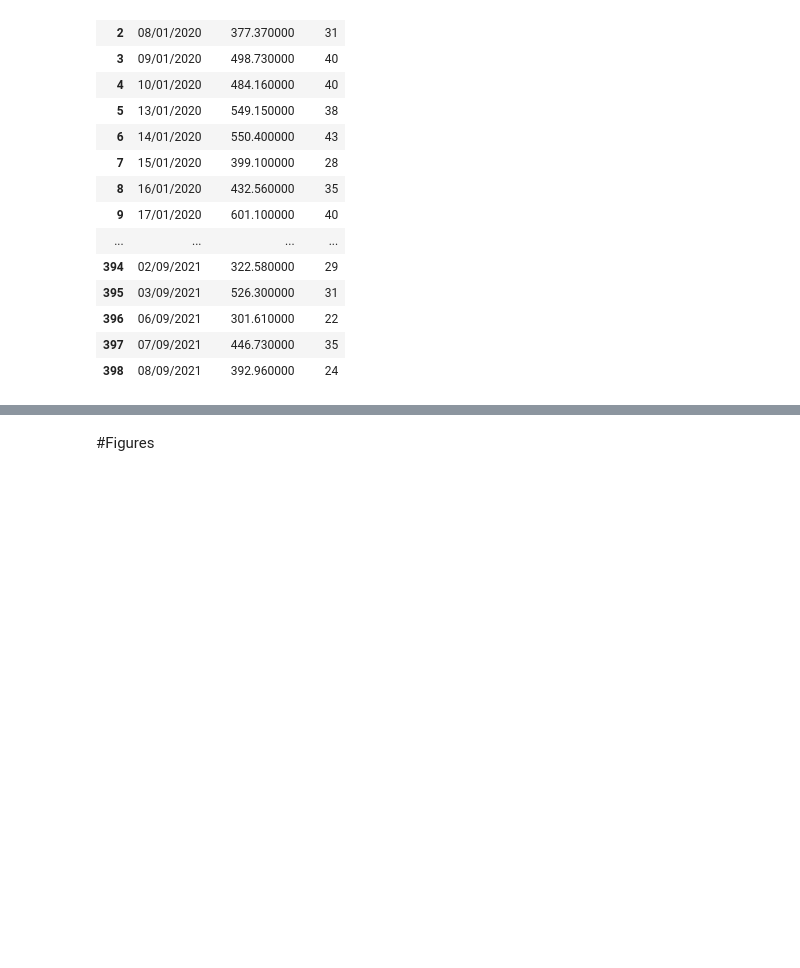
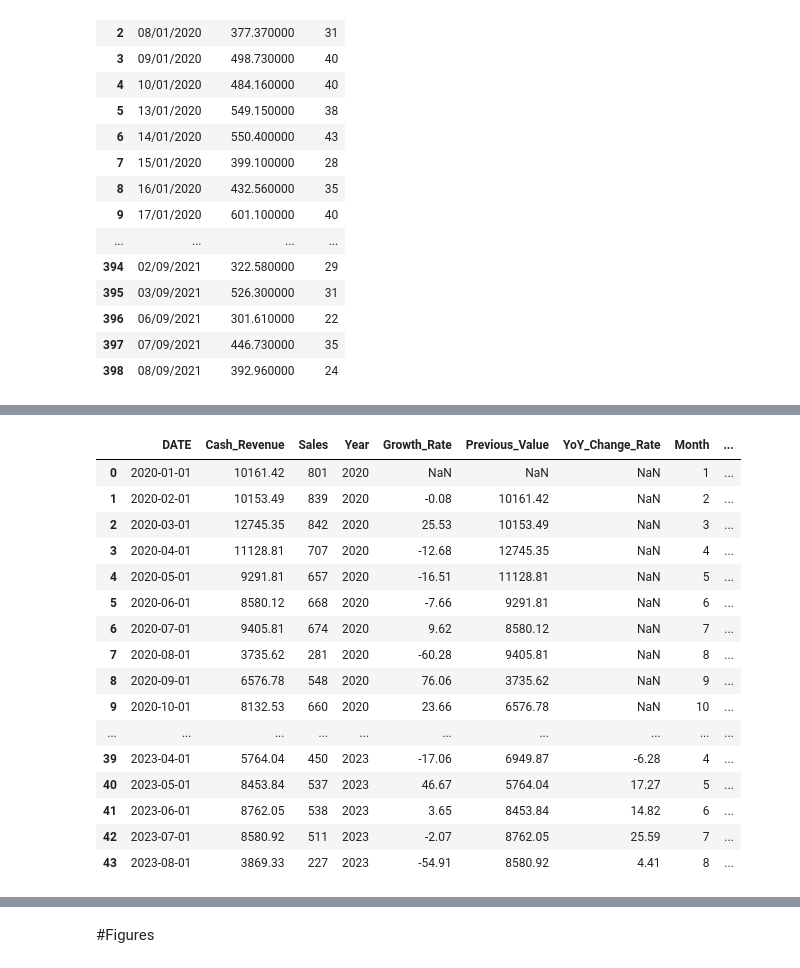
Before and after one commit to tasosnikitakis/Data_Science_Notebooks, a Jupyter notebook: pharmacy_data_analysis.ipynb, the cells around one changed output, grey strips where cells are left out. Saved outputs shown, nothing was run; the diff lists cells and outputs as text; code cells hidden in the pictures; blank space fills up the shorter version.

```diff
--- a/pharmacy_data_analysis.ipynb
+++ b/pharmacy_data_analysis.ipynb
@@ -175,0 +518,63 @@ yearly_sum['Sales'] = yearly_sum['Sales']/12
+# %%
+def calculate_year_over_year_change_rate(df, column_name):
+    # Assuming 'DATE' is a string, let's convert it to datetime for better handling
+    df['DATE'] = pd.to_datetime(df['DATE'], format='%d/%m/%Y')
+
+    # Extract the year and month from the 'DATE' column
+    df['Year'] = df['DATE'].dt.year
+    df['Month'] = df['DATE'].dt.month
+
+    # Initialize lists to store the calculated YoY change rates and previous year values
+    yoy_change_rates = []
+    previous_year_values = []
+
+    # Iterate through the DataFrame rows
+    for index, row in df.iterrows():
+        current_year = row['Year']
+        current_month = row['Month']
+        current_value = row[column_name]
+
+        # Check if there's a previous year in the DataFrame
+        if current_year - 1 in df['Year'].values:
+            # Get the previous year's value for the same month
+            previous_year_value = df[(df['Year'] == current_year - 1) & (df['Month'] == current_month)][column_name].values[0]
+
+            # Calculate the YoY change rate
+            yoy_change_rate = ((current_value - previous_year_value) / previous_year_value) * 100
+
+            # Round the YoY change rate to two decimal places
+            yoy_change_rate = round(yoy_change_rate, 2)
+        else:
+            # No previous year data, set the YoY change rate to NaN
+            yoy_change_rate = None
+            previous_year_value = None
+
+        # Append the calculated YoY change rate and previous year value to the respective lists
+        yoy_change_rates.append(yoy_change_rate)
+        previous_year_values.append(previous_year_value)
+
+    # Create new columns 'YoY_Change_Rate' and 'Previous_Year_Value' in the DataFrame
+    df['YoY_Change_Rate'] = yoy_change_rates
+    df['Previous_Year_Value'] = previous_year_values
+
+    return df
+# %%
+calculate_year_over_year_change_rate(monthly_df, 'Cash_Revenue')
+# %% [output]
+|  | DATE | Cash_Revenue | Sales | Year | Growth_Rate | Previous_Value | YoY_Change_Rate | Month | ... |
+| 0 | 2020-01-01 | 10161.42 | 801 | 2020 | NaN | NaN | NaN | 1 | ... |
+| 1 | 2020-02-01 | 10153.49 | 839 | 2020 | -0.08 | 10161.42 | NaN | 2 | ... |
+| 2 | 2020-03-01 | 12745.35 | 842 | 2020 | 25.53 | 10153.49 | NaN | 3 | ... |
+| 3 | 2020-04-01 | 11128.81 | 707 | 2020 | -12.68 | 12745.35 | NaN | 4 | ... |
+| 4 | 2020-05-01 | 9291.81 | 657 | 2020 | -16.51 | 11128.81 | NaN | 5 | ... |
+| 5 | 2020-06-01 | 8580.12 | 668 | 2020 | -7.66 | 9291.81 | NaN | 6 | ... |
+| 6 | 2020-07-01 | 9405.81 | 674 | 2020 | 9.62 | 8580.12 | NaN | 7 | ... |
+| 7 | 2020-08-01 | 3735.62 | 281 | 2020 | -60.28 | 9405.81 | NaN | 8 | ... |
+| 8 | 2020-09-01 | 6576.78 | 548 | 2020 | 76.06 | 3735.62 | NaN | 9 | ... |
+| 9 | 2020-10-01 | 8132.53 | 660 | 2020 | 23.66 | 6576.78 | NaN | 10 | ... |
+| ... | ... | ... | ... | ... | ... | ... | ... | ... | ... |
+| 39 | 2023-04-01 | 5764.04 | 450 | 2023 | -17.06 | 6949.87 | -6.28 | 4 | ... |
+| 40 | 2023-05-01 | 8453.84 | 537 | 2023 | 46.67 | 5764.04 | 17.27 | 5 | ... |
+| 41 | 2023-06-01 | 8762.05 | 538 | 2023 | 3.65 | 8453.84 | 14.82 | 6 | ... |
+| 42 | 2023-07-01 | 8580.92 | 511 | 2023 | -2.07 | 8762.05 | 25.59 | 7 | ... |
+| 43 | 2023-08-01 | 3869.33 | 227 | 2023 | -54.91 | 8580.92 | 4.41 | 8 | ... |
```
Also changed, not shown: parts of 48 cells of this notebook.
